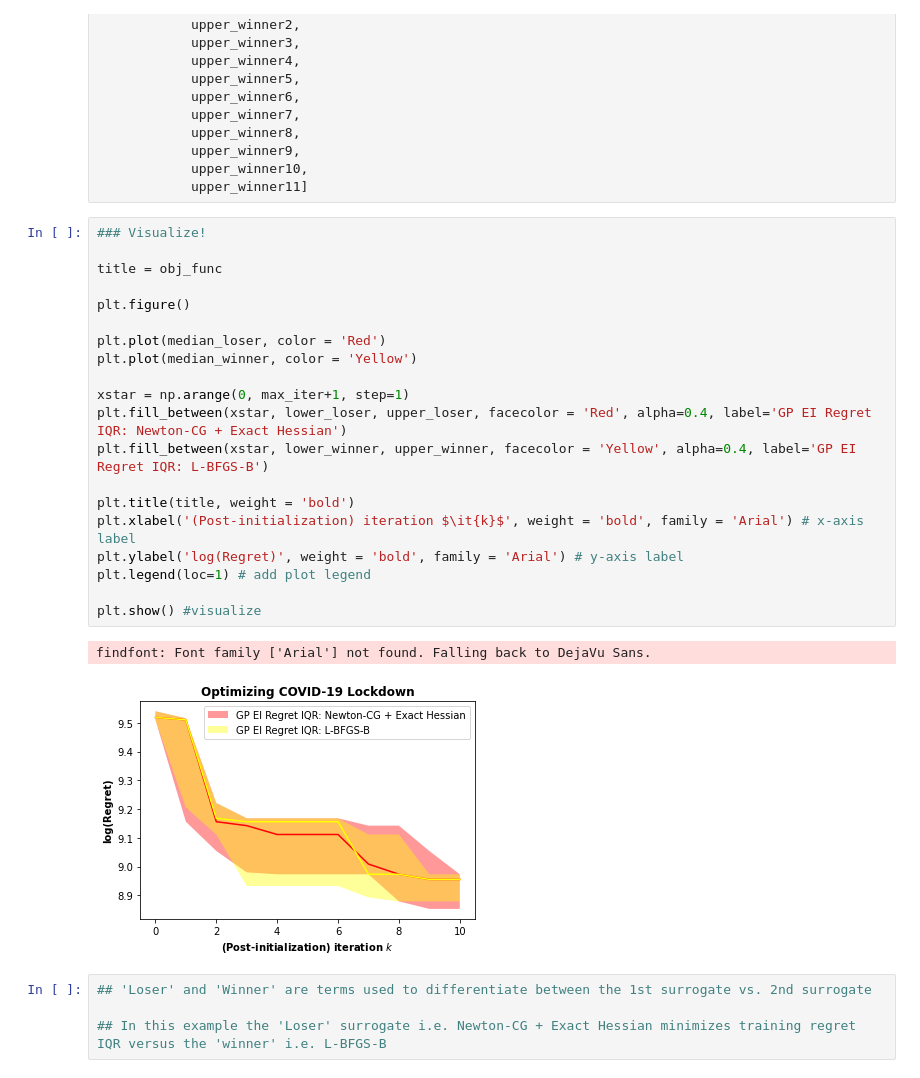
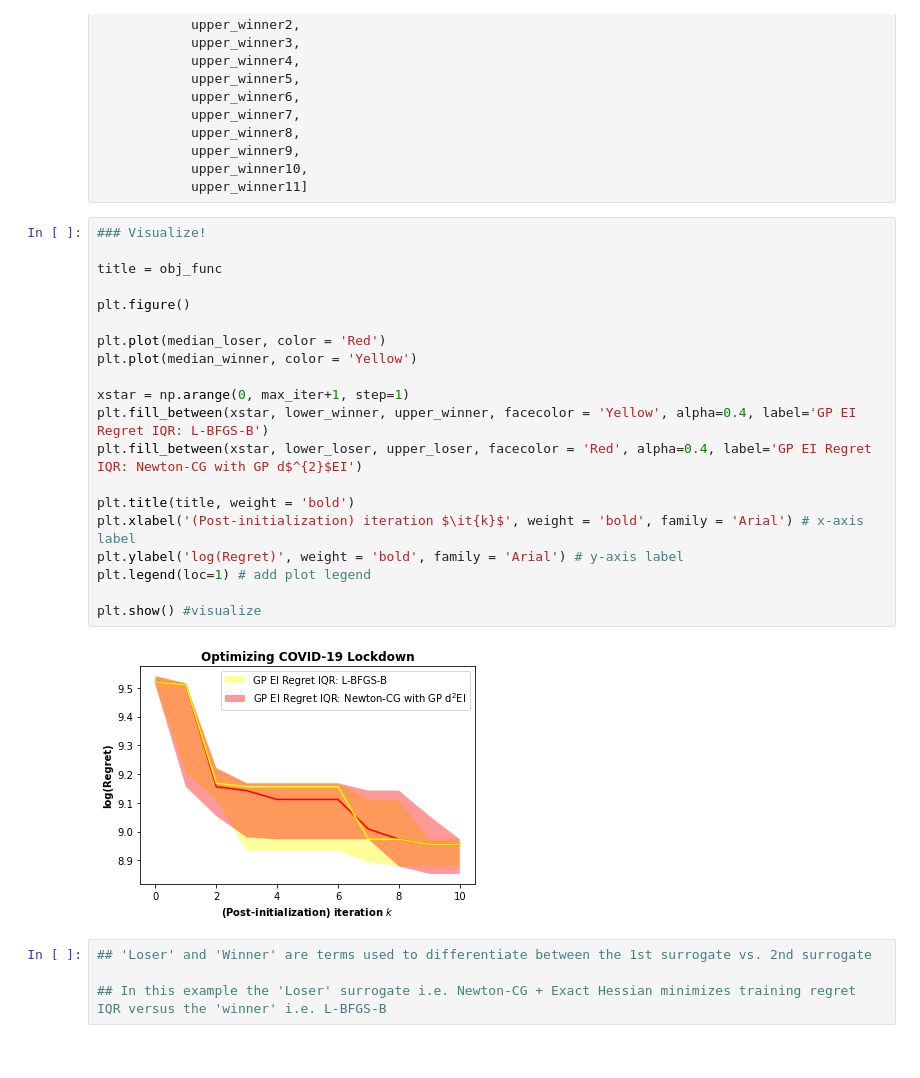
Before and after one commit to CPJClare/Exact-EI-Hessian-BayesOpt-GP-COVID-19, a Jupyter notebook: Hessian__COVID19.ipynb, the cells around one changed output. Cells and saved outputs as stored; diff of their text form.

```diff
--- a/Hessian__COVID19.ipynb
+++ b/Hessian__COVID19.ipynb
@@ -3058,26 +3061,25 @@ upper_winner = [upper_winner1,
 # %%
 ### Visualize!
 
 title = obj_func
 
 plt.figure()
 
 plt.plot(median_loser, color = 'Red')
 plt.plot(median_winner, color = 'Yellow')
 
 xstar = np.arange(0, max_iter+1, step=1)
-plt.fill_between(xstar, lower_loser, upper_loser, facecolor = 'Red', alpha=0.4, label='GP EI Regret IQR: Newton-CG + Exact Hessian')
 plt.fill_between(xstar, lower_winner, upper_winner, facecolor = 'Yellow', alpha=0.4, label='GP EI Regret IQR: L-BFGS-B')
+plt.fill_between(xstar, lower_loser, upper_loser, facecolor = 'Red', alpha=0.4, label='GP EI Regret IQR: Newton-CG with GP d$^{2}$EI')
 
 plt.title(title, weight = 'bold')
 plt.xlabel('(Post-initialization) iteration $\it{k}$', weight = 'bold', family = 'Arial') # x-axis label
 plt.ylabel('log(Regret)', weight = 'bold', family = 'Arial') # y-axis label
 plt.legend(loc=1) # add plot legend
 
 plt.show() #visualize
 # %% [output]
-findfont: Font family ['Arial'] not found. Falling back to DejaVu Sans.
-[figure, old version]
+[figure, new version]
 # %%
 ## 'Loser' and 'Winner' are terms used to differentiate between the 1st surrogate vs. 2nd surrogate
 
```
Also changed, not shown: parts of 5 cells of this notebook, 1 other file.
